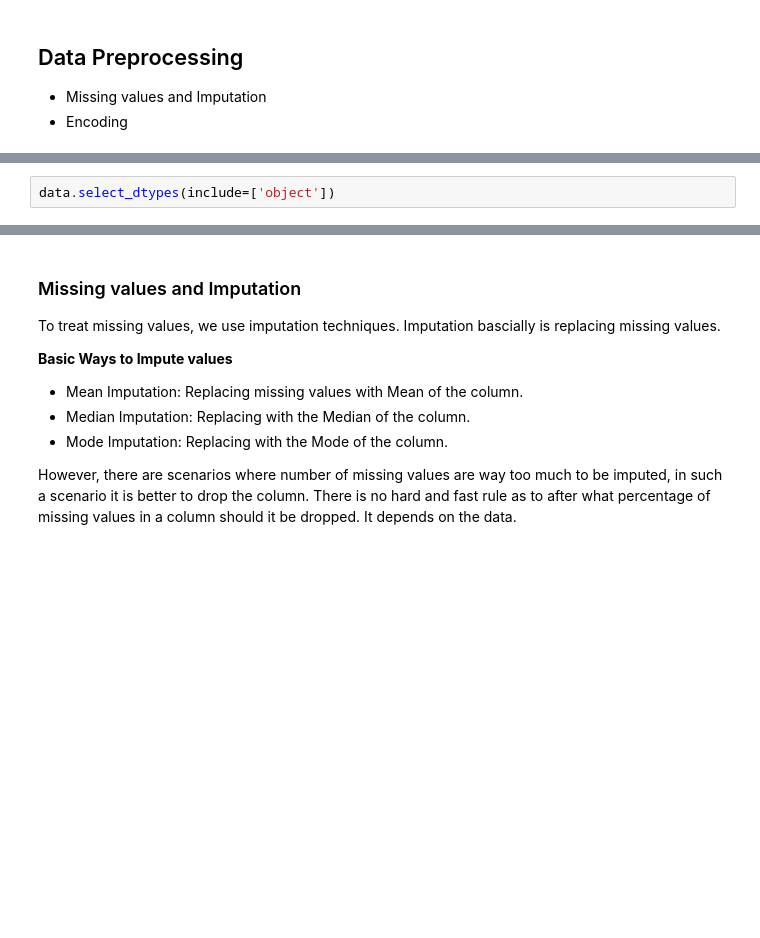
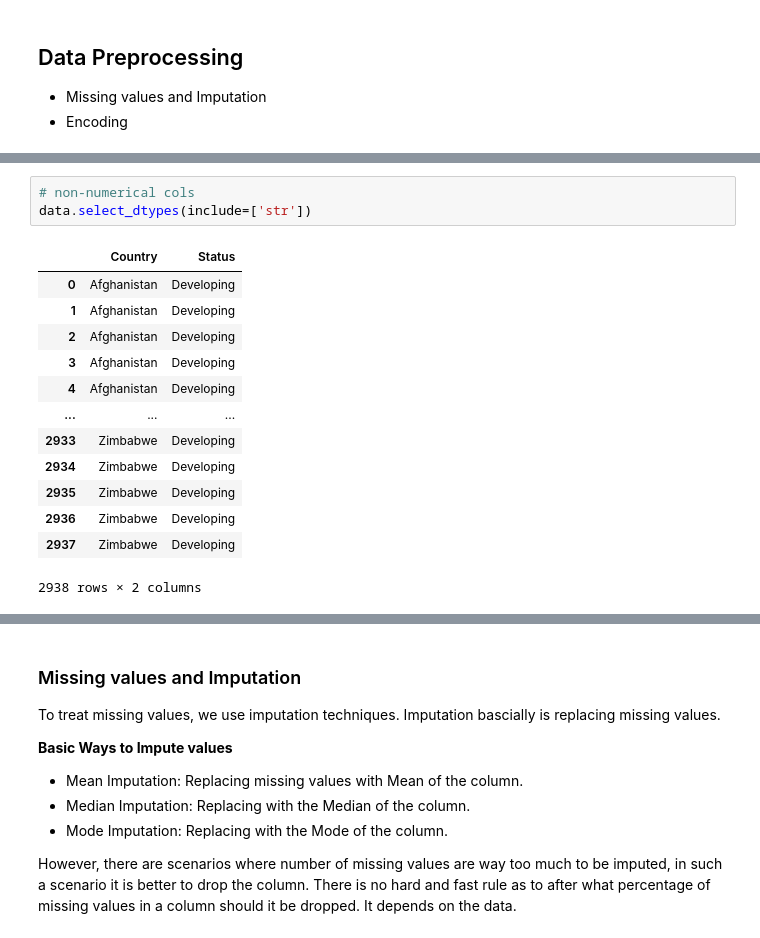
Before and after one commit to dvaghasiya766/AIML-WorkShop, a Jupyter notebook: NoteBook/Data_Analysis (Day1).ipynb, the cells around one changed output, grey strips where cells are left out. Cells and saved outputs as stored; diff of their text form; blank space fills up the shorter version.

```diff
--- a/NoteBook/Data_Analysis (Day1).ipynb
+++ b/NoteBook/Data_Analysis (Day1).ipynb
@@ -358,4 +374,19 @@ print(data.Year.min())
-# %%
-data.select_dtypes(include=['object'])
+# %%
+# non-numerical cols
+data.select_dtypes(include=['str'])
+# %% [output]
+|  | Country | Status |
+| 0 | Afghanistan | Developing |
+| 1 | Afghanistan | Developing |
+| 2 | Afghanistan | Developing |
+| 3 | Afghanistan | Developing |
+| 4 | Afghanistan | Developing |
+| ... | ... | ... |
+| 2933 | Zimbabwe | Developing |
+| 2934 | Zimbabwe | Developing |
+| 2935 | Zimbabwe | Developing |
+| 2936 | Zimbabwe | Developing |
+| 2937 | Zimbabwe | Developing |
+2938 rows × 2 columns
 # %%
 data.Status.value_counts()
```
Also changed, not shown: parts of 14 cells of this notebook.
